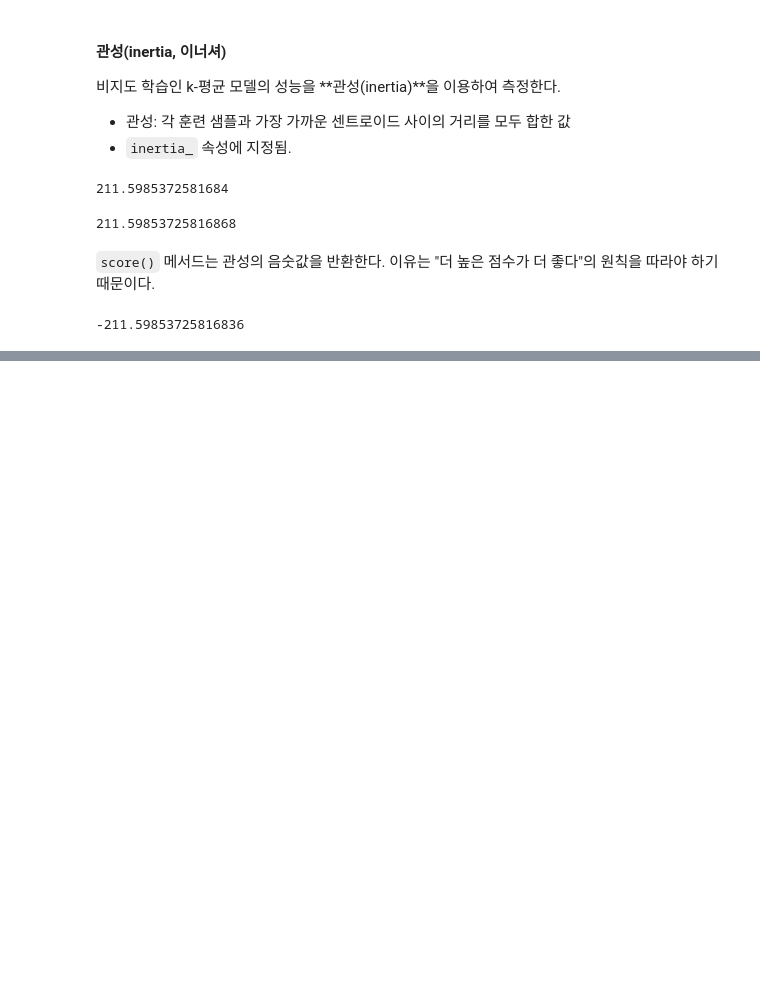
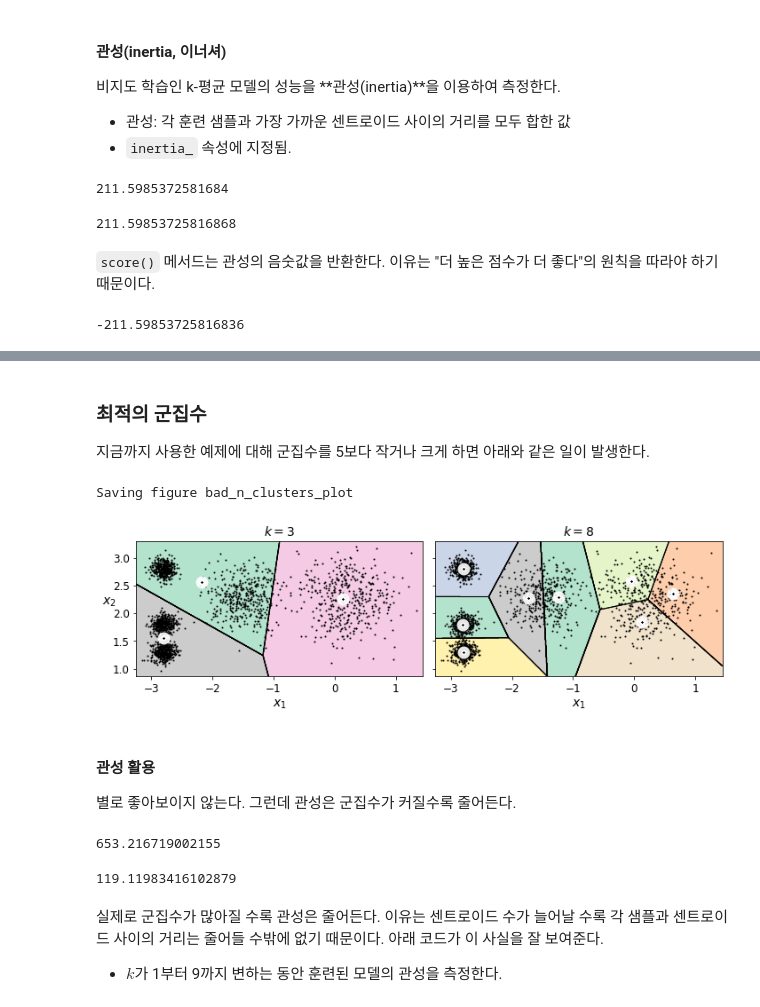
Before and after one commit to Moerai/Hands_On_ML-DL_Study, a Jupyter notebook: handson2_ML09.ipynb, the cells around one changed output, grey strips where cells are left out. Cells and saved outputs as stored; diff of their text form; code cells hidden in the pictures; blank space fills up the shorter version.

```diff
--- a/handson2_ML09.ipynb
+++ b/handson2_ML09.ipynb
@@ -463,0 +527,6 @@ kmeans.score(X)
+# %%
+good_init = np.array([[-3, 3], [-3, 2], [-3, 1], [-1, 2], [0, 2]])
+
+kmeans = KMeans(n_clusters=5, init=good_init, n_init=1, random_state=42)
+kmeans.fit(X)
+kmeans.inertia_
@@ -463,0 +557,3 @@ kmeans.score(X)
+# %%
+minibatch_kmeans = MiniBatchKMeans(n_clusters=5, random_state=42)
+minibatch_kmeans.fit(X)
@@ -463,0 +719,28 @@ kmeans.score(X)
+# %% [markdown]
+### 최적의 군집수
+지금까지 사용한 예제에 대해 군집수를 5보다 작거나 크게 하면 아래와 같은 일이 발생한다.
+# %%
+kmeans_k3 = KMeans(n_clusters=3, random_state=42)  # 3개의 군집
+kmeans_k8 = KMeans(n_clusters=8, random_state=42)  # 8개의 군집
+
+plot_clusterer_comparison(kmeans_k3, kmeans_k8, X, "$k=3$", "$k=8$")
+save_fig("bad_n_clusters_plot")
+plt.show()
+# %% [output]
+Saving figure bad_n_clusters_plot
+[figure, added]
+# %% [markdown]
+#### 관성 활용
+별로 좋아보이지 않는다. 그런데 관성은 군집수가 커질수록 줄어든다.
+# %%
+kmeans_k3.inertia_
+# %% [output]
+653.216719002155
+# %%
+kmeans_k8.inertia_
+# %% [output]
+119.11983416102879
+# %% [markdown]
+실제로 군집수가 많아질 수록 관성은 줄어든다. 이유는 센트로이드 수가 늘어날 수록 각 샘플과 센트로이드 사이의 거리는 줄어들 수밖에 없기 때문이다. 아래 코드가 이 사실을 잘 보여준다.
+
+- $k$가 1부터 9까지 변하는 동안 훈련된 모델의 관성을 측정한다.
```
Also changed, not shown: parts of 67 cells of this notebook.
